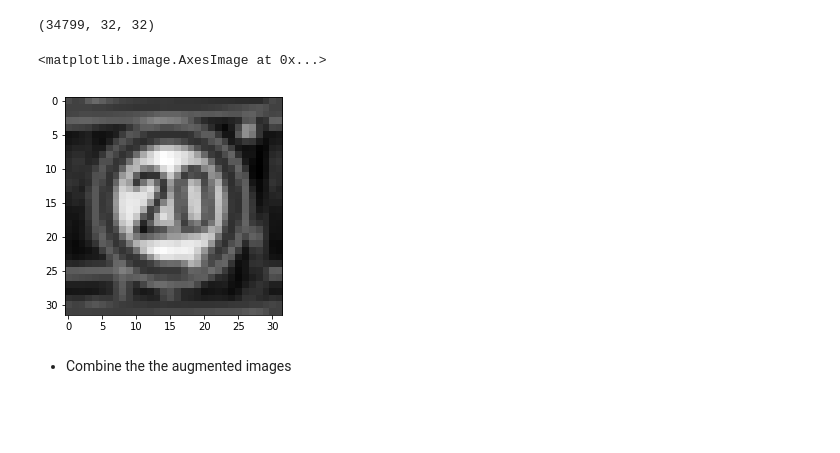
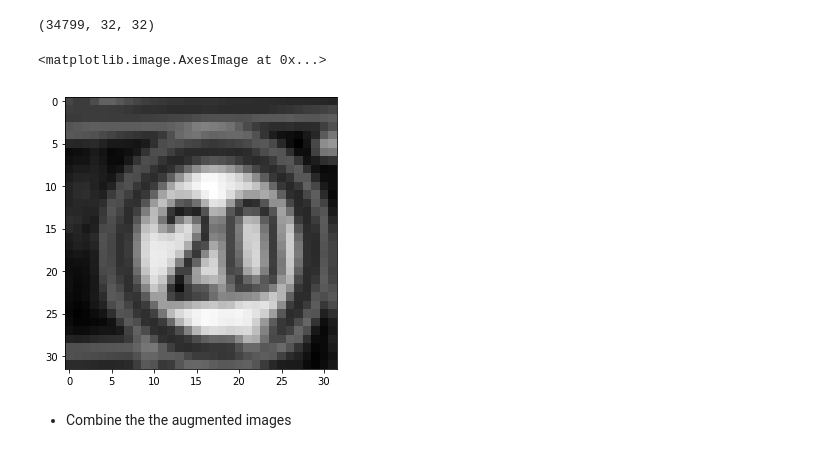
Before and after one commit to trimcao/sdcnd-p2-traffic-signs-classifier, a Jupyter notebook: Traffic_Sign_Classifier.ipynb, the cells around one changed output. Cells and saved outputs as stored; diff of their text form; code cells hidden in the pictures; blank space fills up the shorter version.

```diff
--- a/Traffic_Sign_Classifier.ipynb
+++ b/Traffic_Sign_Classifier.ipynb
@@ -227,6 +226,10 @@ plt.imshow(X_train_Y[10000], cmap='gray')
 [figure]
 # %%
 def fast_warp(img, tf, output_shape, mode='wrap'):
+    """
+    Faster warping with skimage transform.
+    Credit: http://florianmuellerklein.github.io/cnn_streetview/
+    """
     return transform._warps_cy._warp_fast(img, tf.params,
                                           output_shape=output_shape, mode=mode)
 # %%
@@ -283,10 +286,11 @@ print(zoomed.shape)
 # %% [output]
 (34799, 32, 32)
 # %%
+plt.rcParams["figure.figsize"] = (5, 5)
 plt.imshow(zoomed[10100], cmap='gray')
 # %% [output]
 <matplotlib.image.AxesImage at 0x...>
-[figure, old version]
+[figure, new version]
 # %% [markdown]
 - Combine the the augmented images
 # %%
```
Also changed, not shown: parts of 7 cells of this notebook.
